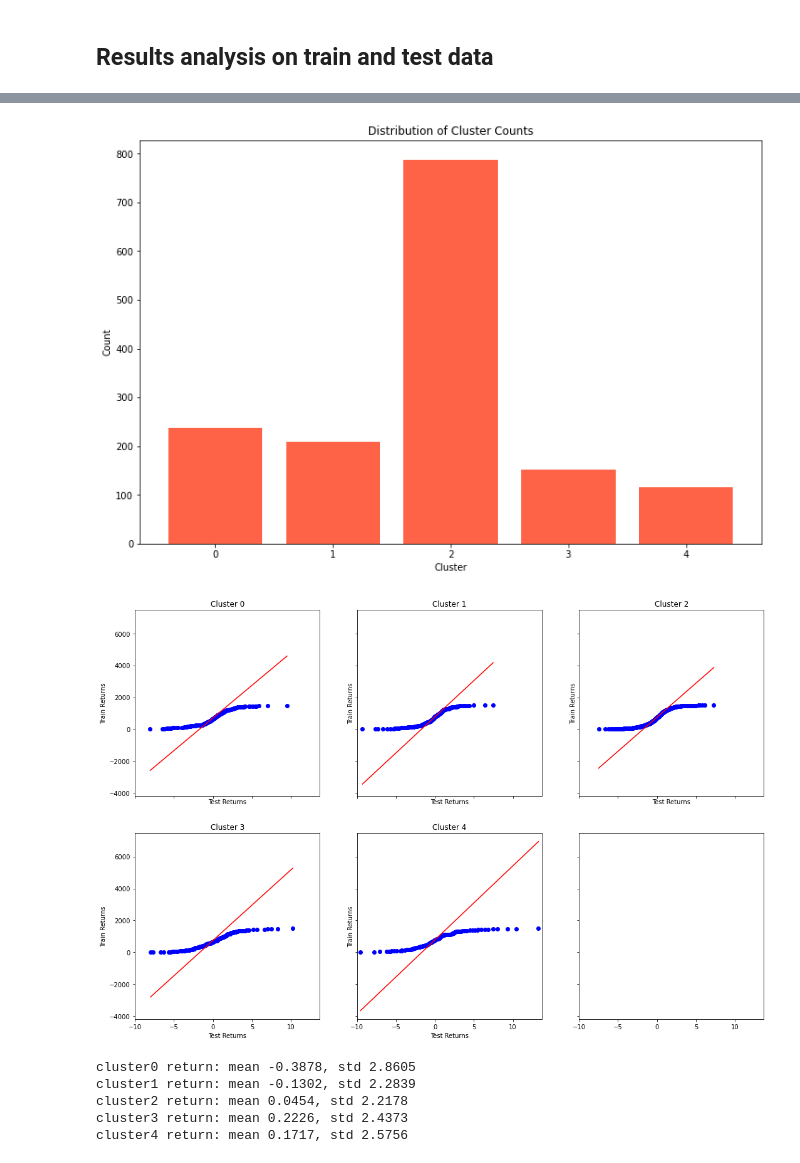
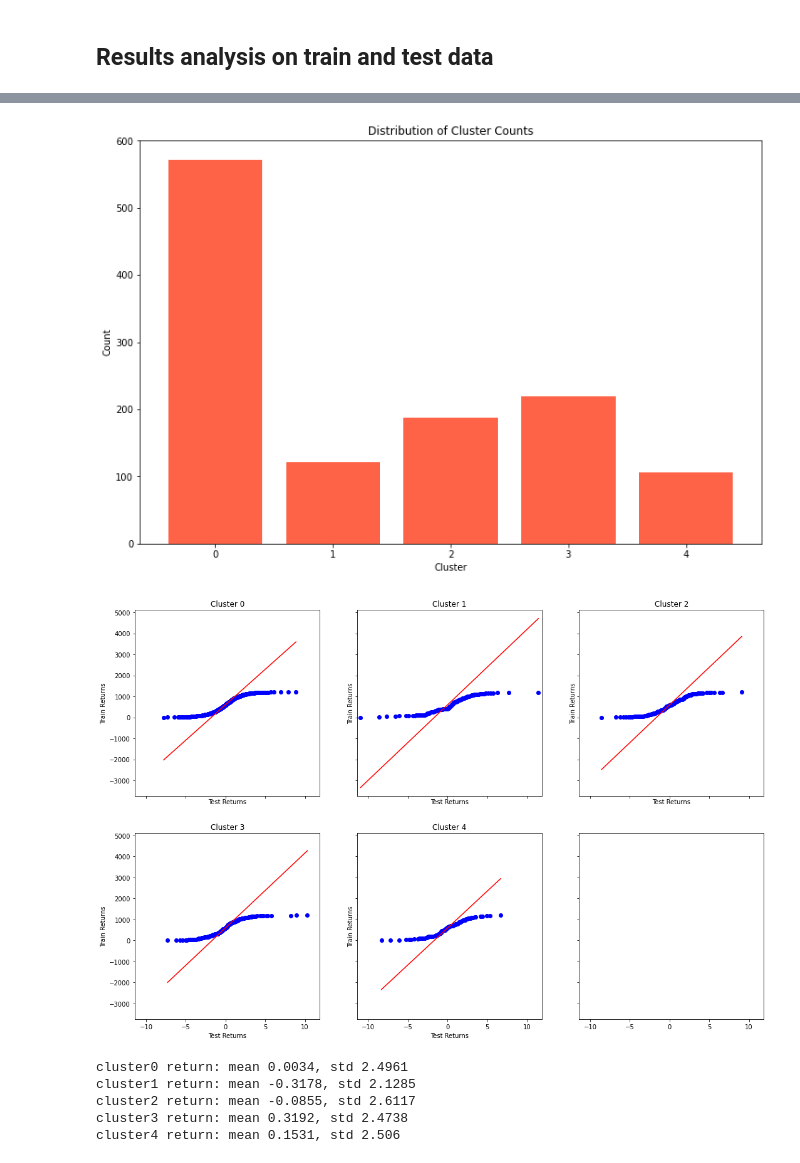
Before and after one commit to tracywang021/IEORE4571-Project, a Jupyter notebook: kmeans_clustering.ipynb, the cells around one changed output, grey strips where cells are left out. Drawn from its saved outputs; the diff is of its cells as text; code cells hidden in the pictures.

```diff
--- a/kmeans_clustering.ipynb
+++ b/kmeans_clustering.ipynb
@@ -24,9 +21,9 @@ The autoreload extension is already loaded. To reload it, use:
 # %%
 # TODO: change arguments if necessary
 # read path of training data
-TRAIN_PATH = 'data/processed/spy_max_221118_train.csv'
+TRAIN_PATH = 'data/processed/xlv_max_221118_train.csv'
 # read path of testing data
-TEST_PATH = 'data/processed/spy_max_221118_test.csv'
+TEST_PATH = 'data/processed/xlv_max_221118_test.csv'
 # timespan of 2 uses data from day i and day i-1
 # timespan of 3 uses data from day i, day i-1, and day i-2
 timespan = 3
@@ -158,21 +155,21 @@ plot_label_distr(test_pred, fig_size, file_name)
 # very similar distribution of clusters compared to train data
 # test data distr mirrors train data distr based on clusters
 # %% [output]
-[figure, old version]
+[figure, new version]
 # %%
 nrows, ncols = 2, 3
 fig_size = (18, 12)
-file_name = 'kmeans_day_i_i-1_qq.png'
+file_name = 'kmeans_day_i_i-2_qq.png'
 plot_qq(model.labels_, test_pred, np.array(train['return_i+1']),
         np.array(test['return_i+1']), opt_k, nrows, ncols, fig_size, file_name)
 # %% [output]
-[figure, old version]
+[figure, new version]
-# %%
-# report mean and std of test returns for each cluster
-report_return_mean_std(opt_k, test_pred, np.array(train['return_i+1']))
-# %% [output]
-cluster0 return: mean -0.3878, std 2.8605
-cluster1 return: mean -0.1302, std 2.2839
-cluster2 return: mean 0.0454, std 2.2178
-cluster3 return: mean 0.2226, std 2.4373
-cluster4 return: mean 0.1717, std 2.5756
+# %%
+# report mean and std of test returns for each cluster
+report_return_mean_std(opt_k, test_pred, np.array(train['return_i+1']))
+# %% [output]
+cluster0 return: mean 0.0034, std 2.4961
+cluster1 return: mean -0.3178, std 2.1285
+cluster2 return: mean -0.0855, std 2.6117
+cluster3 return: mean 0.3192, std 2.4738
+cluster4 return: mean 0.1531, std 2.506
```
Also changed, not shown: parts of 11 cells of this notebook, 40 other files.
